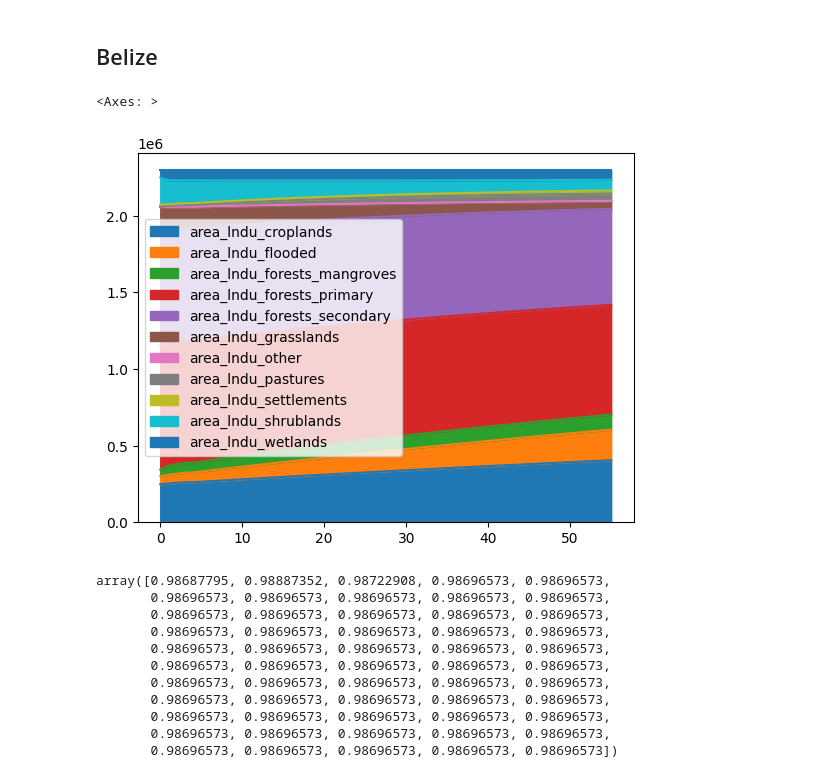
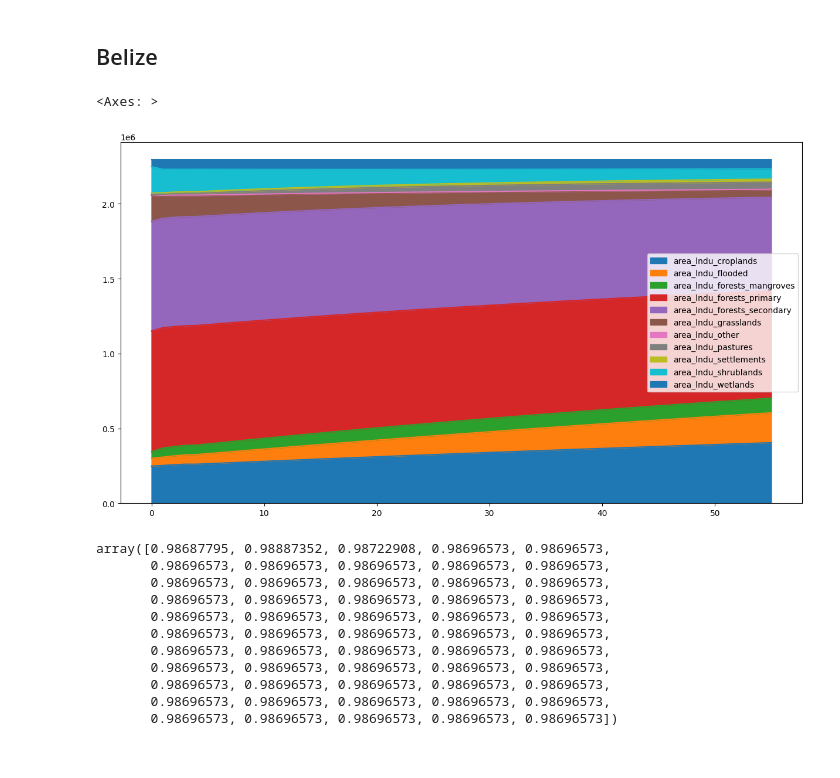
Before and after one commit to jcsyme/sisepuede_region_nbs, a Jupyter notebook: generic_regions/shortterm_build_regions_data.ipynb, the cells around one changed output. Cells and saved outputs as stored; diff of their text form; code cells hidden in the pictures.

```diff
--- a/generic_regions/shortterm_build_regions_data.ipynb
+++ b/generic_regions/shortterm_build_regions_data.ipynb
@@ -755,35 +755,37 @@ df_adjust = pd.concat(
     [
         df_adjust.iloc[0:1],
         df_adjust2
     ]
 )
 
 
 
 
 ##  ADD INTO BLZ TABLE
 
 df_blz = sf.match_df_to_target_df(
     df_blz,
     df_adjust,
     [
         field_tp
     ],
     overwrite_only = True,
 )
 
 
 # export
 if True:
     path_out_blz = path.parents[0].joinpath(path.parts[-1].replace("raw", "adj"))
     sf._write_csv(df_blz, path_out_blz, )
 
 modvar = matt.get_variable("Land Use Area")
 df_out = models.model_afolu(df_blz)
-modvar.get_from_dataframe(df_out).plot.area()
+
+fig, ax = plt.subplots(figsize = (15, 8))
+modvar.get_from_dataframe(df_out).plot.area(ax = ax, )
 # %% [output]
 <Axes: >
-[figure, old version]
+[figure, new version]
 # %%
 
 vec_target
```
Also changed, not shown: 3 other files.
